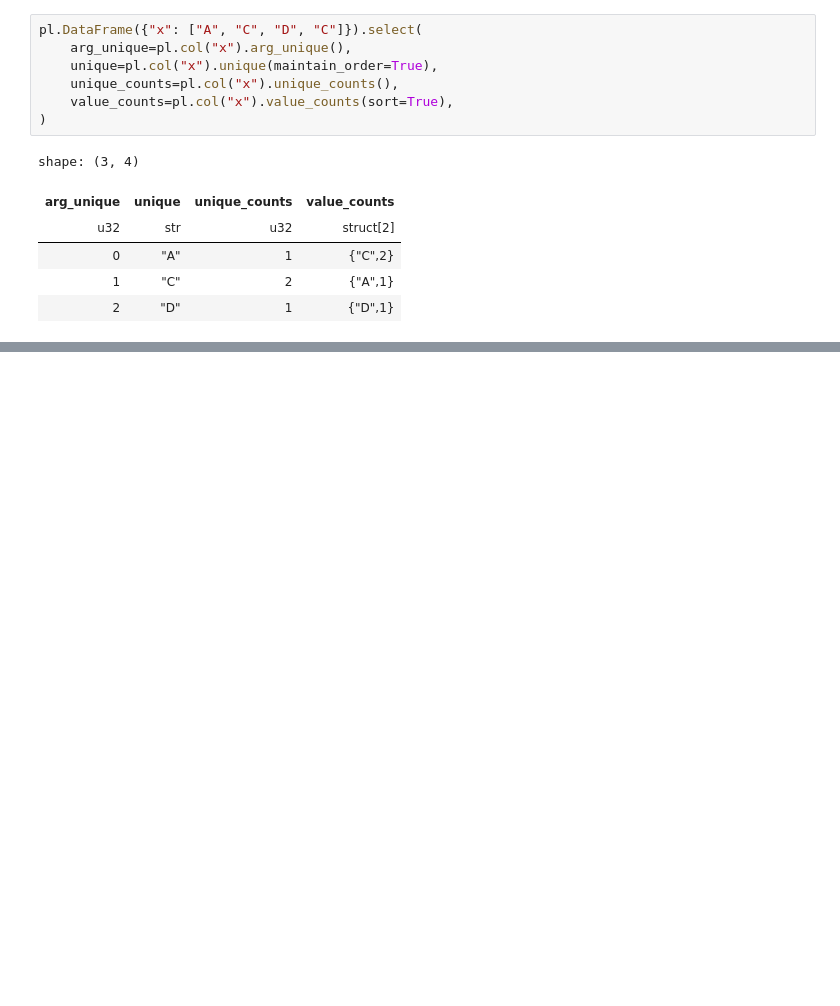
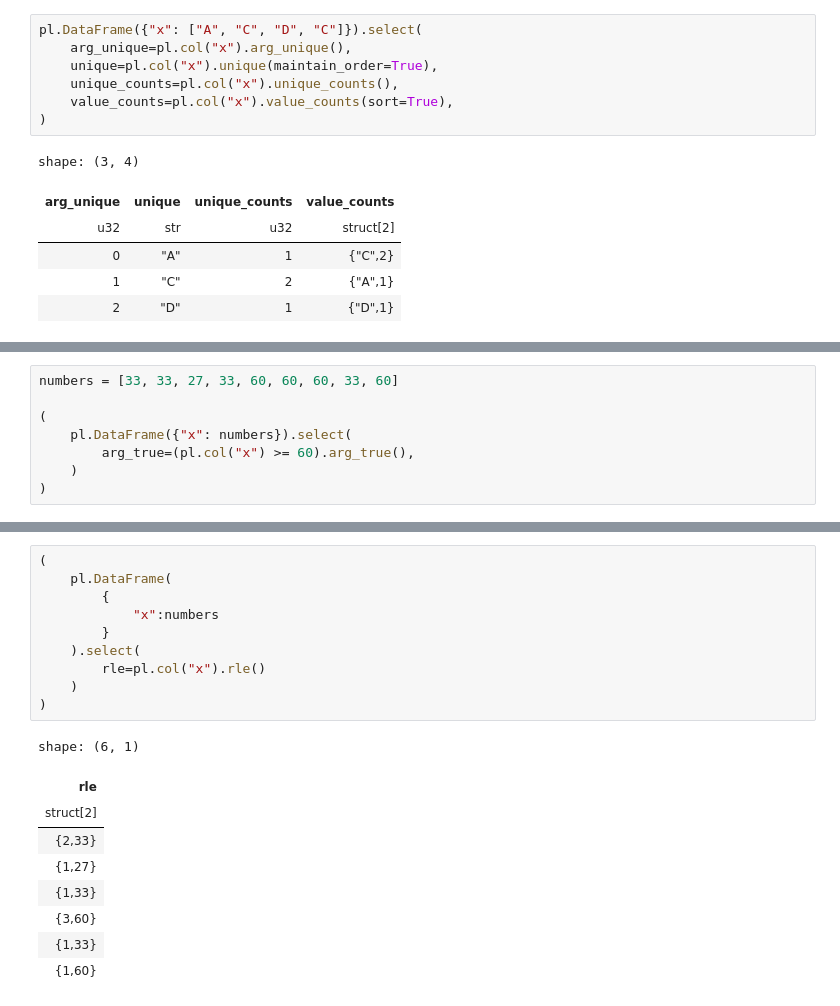
Before and after one commit to Sechi42/Polars, a Jupyter notebook: Chapter_8/Notebook_8.ipynb, the cells around one changed output, grey strips where cells are left out. Drawn from its saved outputs; the diff is of its cells as text; blank space fills up the shorter version.

```diff
--- a/Chapter_8/Notebook_8.ipynb
+++ b/Chapter_8/Notebook_8.ipynb
@@ -748,0 +821,8 @@ shape: (3, 4)
+# %%
+numbers = [33, 33, 27, 33, 60, 60, 60, 33, 60]
+
+(
+    pl.DataFrame({"x": numbers}).select(
+        arg_true=(pl.col("x") >= 60).arg_true(),
+    )
+)
@@ -748,0 +862,20 @@ shape: (3, 4)
+# %%
+(
+    pl.DataFrame(
+        {
+            "x":numbers
+        }
+    ).select(
+        rle=pl.col("x").rle()
+    )
+)
+# %% [output]
+shape: (6, 1)
+| rle |
+| struct[2] |
+| {2,33} |
+| {1,27} |
+| {1,33} |
+| {3,60} |
+| {1,33} |
+| {1,60} |
```
Also changed, not shown: parts of 15 cells of this notebook.
